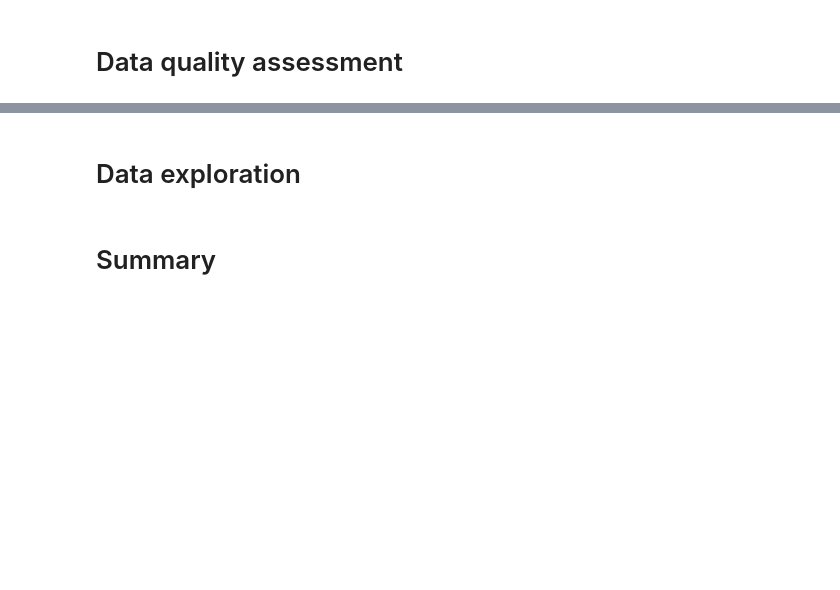
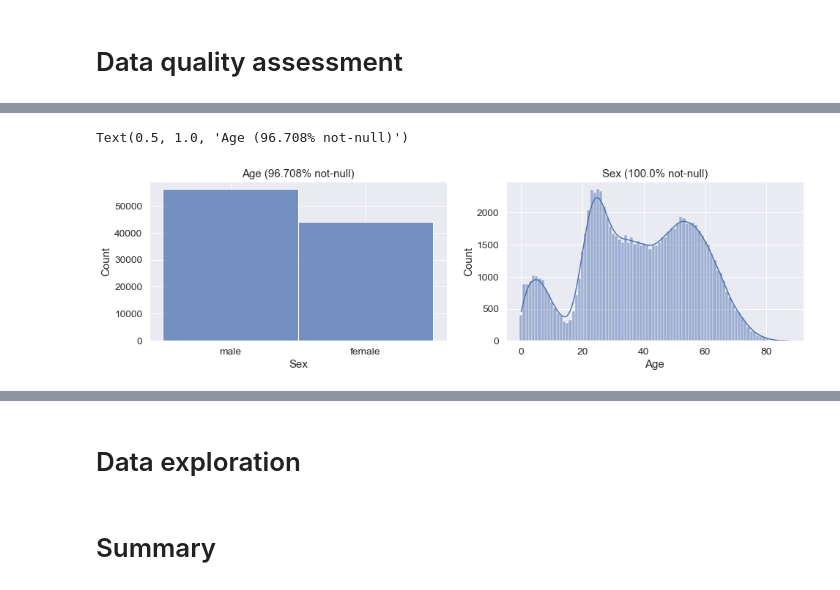
Before and after one commit to aslamovyura/ml-python, a Jupyter notebook: 2_data_exploration/eda.ipynb, the cells around one changed output, grey strips where cells are left out. Saved outputs shown, nothing was run; the diff lists cells and outputs as text; code cells hidden in the pictures; blank space fills up the shorter version.

```diff
--- a/2_data_exploration/eda.ipynb
+++ b/2_data_exploration/eda.ipynb
@@ -51,0 +104,15 @@ passenger_data.describe()
+# %%
+sex_not_null_percent = passenger_data.loc[pd.notna(passenger_data.Sex)].Sex.shape[0] / passenger_data.Sex.shape[0] * 100
+age_not_null_percent = passenger_data.loc[pd.notna(passenger_data.Age)].Age.shape[0] / passenger_data.Age.shape[0] * 100
+
+fig, axes = plt.subplots(ncols=2, nrows=1, figsize=(16,4))
+
+sns.histplot(passenger_data, x="Sex", discrete=True, ax = axes[0])
+axes[1].set_title(f"Sex ({sex_not_null_percent}% not-null)")
+
+# sns.histplot(passenger_data, x="Age", discrete=True, ax = axes[1] )
+sns.histplot(passenger_data, x="Age", discrete=True, ax = axes[1], kde=True )
+axes[0].set_title(f"Age ({age_not_null_percent}% not-null)")
+# %% [output]
+Text(0.5, 1.0, 'Age (96.708% not-null)')
+[figure, added]
```
Also changed, not shown: parts of 25 cells of this notebook.
